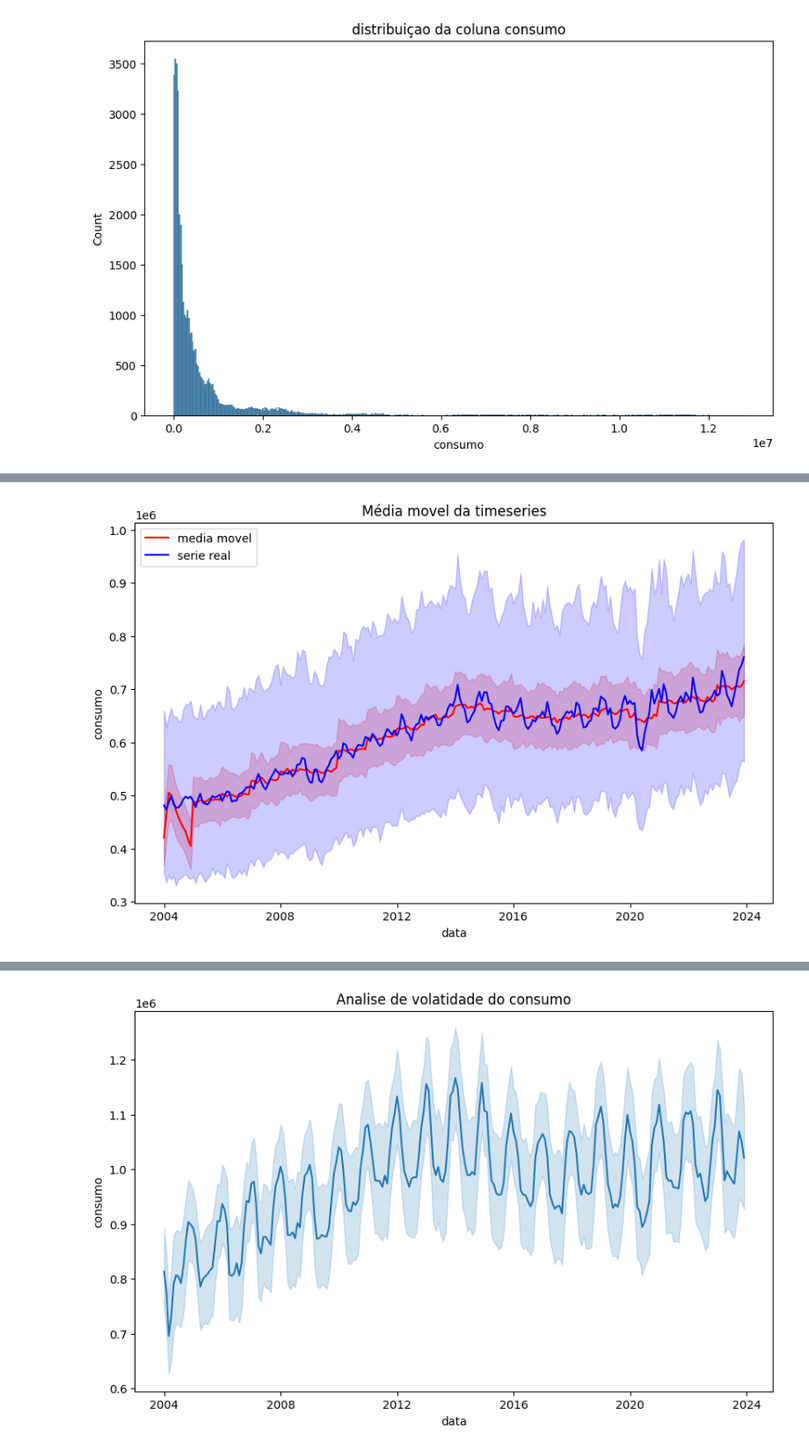
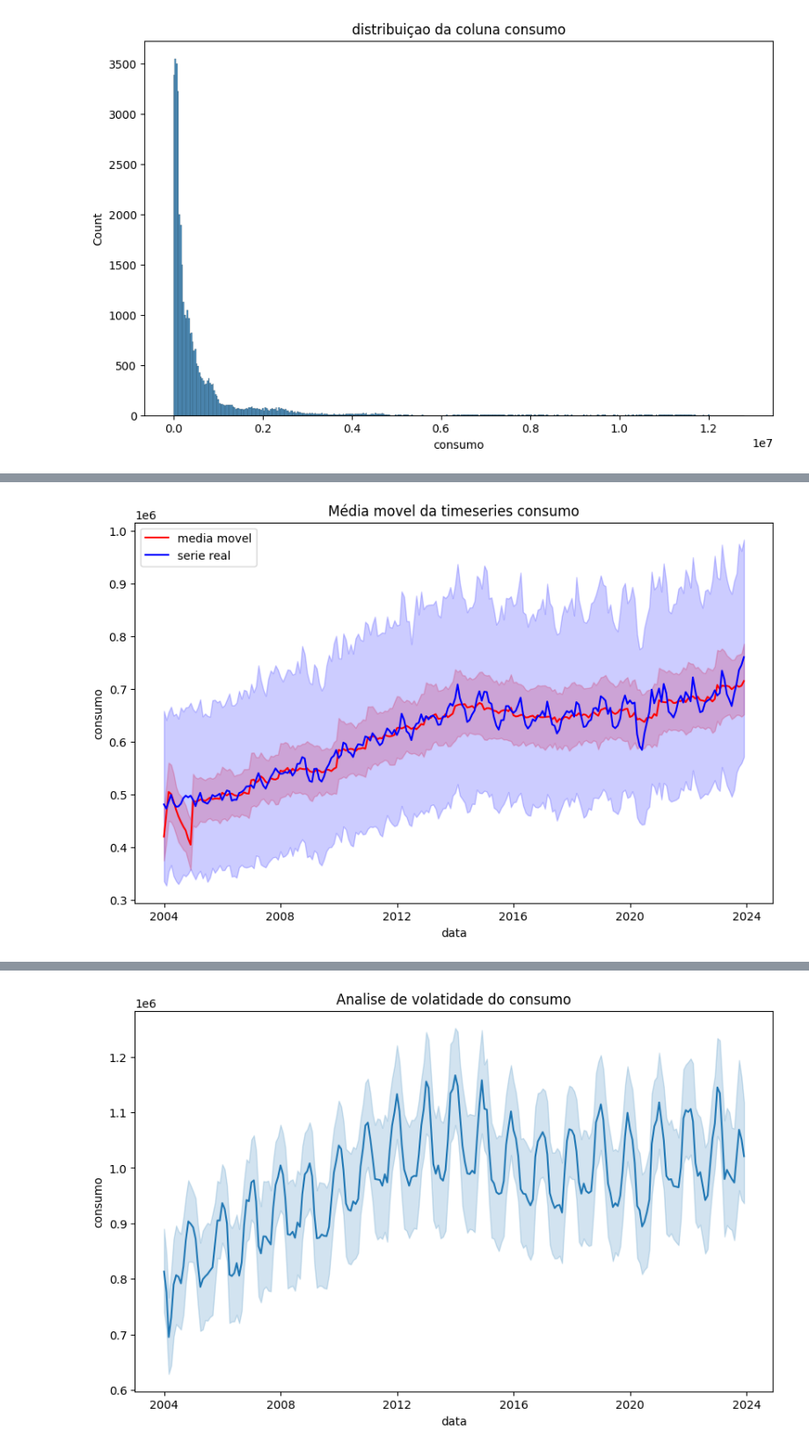
Before and after one commit to WesleySouza13/energy-consumption-forecast-br, a Jupyter notebook: Untitled-1.ipynb, the cells around one changed output, grey strips where cells are left out. Shown at 88% size. Saved outputs shown, nothing was run; the diff lists cells and outputs as text; code cells hidden in the pictures.

```diff
--- a/Untitled-1.ipynb
+++ b/Untitled-1.ipynb
@@ -177,18 +180,18 @@ plt.show()
 # %%
 #estudo media movel
-def m_avg(time_series, dias):
+def m_avg(time_series, dias, nome_coluna):
     plt.figure(figsize=(10,6))
     m_avg = time_series.rolling(dias).mean()
     sns.lineplot(m_avg, color='red', label='media movel')
     sns.lineplot(time_series, color='blue', label='serie real')
-    plt.title('Média movel da timeseries')
+    plt.title(f'Média movel da timeseries {nome_coluna}')
     plt.legend(loc = 'best')
     plt.show()
 # %%
 #calculo de media movel em uma janela de 365 dias
-m_avg(time_series, 365)
+m_avg(time_series, 365, nome_coluna='consumo')
 # %% [output]
-[figure, old version]
+[figure, new version]
 # %%
 #sazonalidade
 def sazonalidade(time_series):
```
Also changed, not shown: parts of 20 cells of this notebook.
